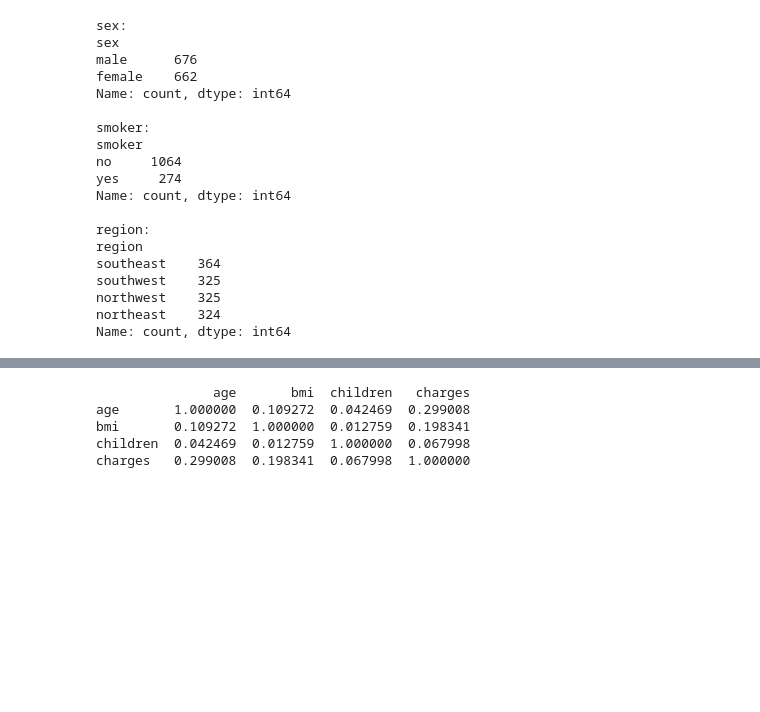
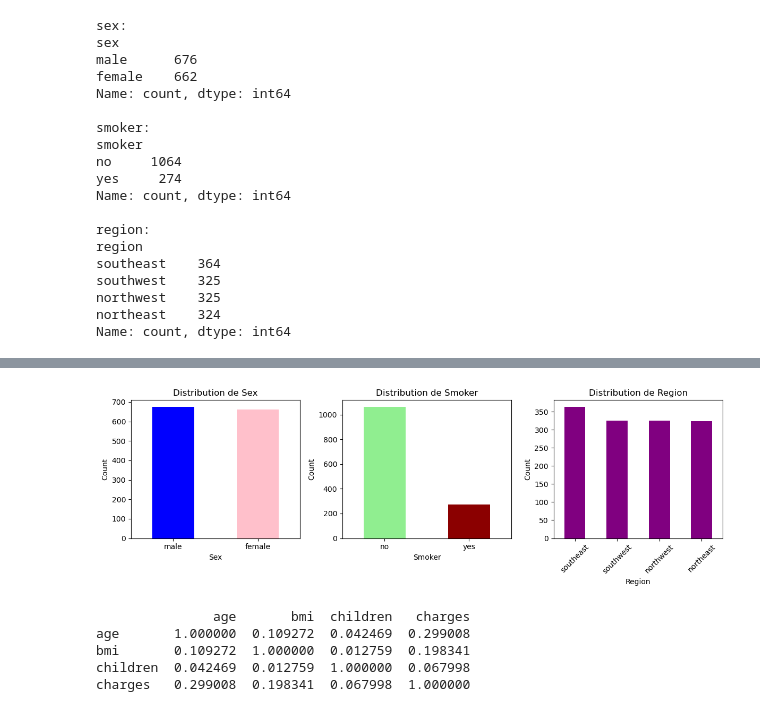
Before and after one commit to azddineharchaoui/predicteur, a Jupyter notebook: data_analysis.ipynb, the cells around one changed output, grey strips where cells are left out. Cells and saved outputs as stored; diff of their text form; code cells hidden in the pictures; blank space fills up the shorter version.

```diff
--- a/data_analysis.ipynb
+++ b/data_analysis.ipynb
@@ -133,3 +191,31 @@ Name: count, dtype: int64
+# %%
+plt.figure(figsize=(12, 4))
+
+plt.subplot(1, 3, 1)
+df['sex'].value_counts().plot(kind='bar', color=['blue', 'pink'])
+plt.xlabel('Sex')
+plt.ylabel('Count')
+plt.title('Distribution de Sex')
+plt.xticks(rotation=0)
+
+plt.subplot(1, 3, 2)
+df['smoker'].value_counts().plot(kind='bar', color=['lightgreen', 'darkred'])
+plt.xlabel('Smoker')
+plt.ylabel('Count')
+plt.title('Distribution de Smoker')
+plt.xticks(rotation=0)
+
+plt.subplot(1, 3, 3)
+df['region'].value_counts().plot(kind='bar', color='purple')
+plt.xlabel('Region')
+plt.ylabel('Count')
+plt.title('Distribution de Region')
+plt.xticks(rotation=45)
+
+plt.tight_layout()
+plt.show()
+# %% [output]
+[figure, added]
 # %%
 numeric_cols = df.select_dtypes(include=[np.number]).columns
 correlation_matrix = df[numeric_cols].corr()
```
Also changed, not shown: parts of 20 cells of this notebook.
